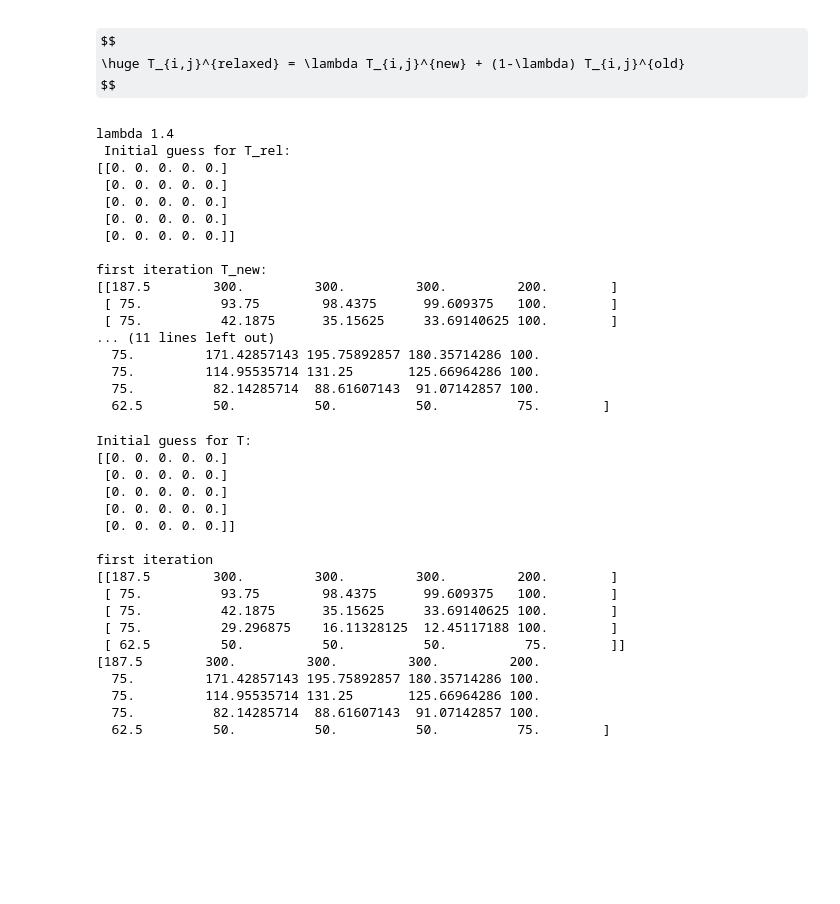
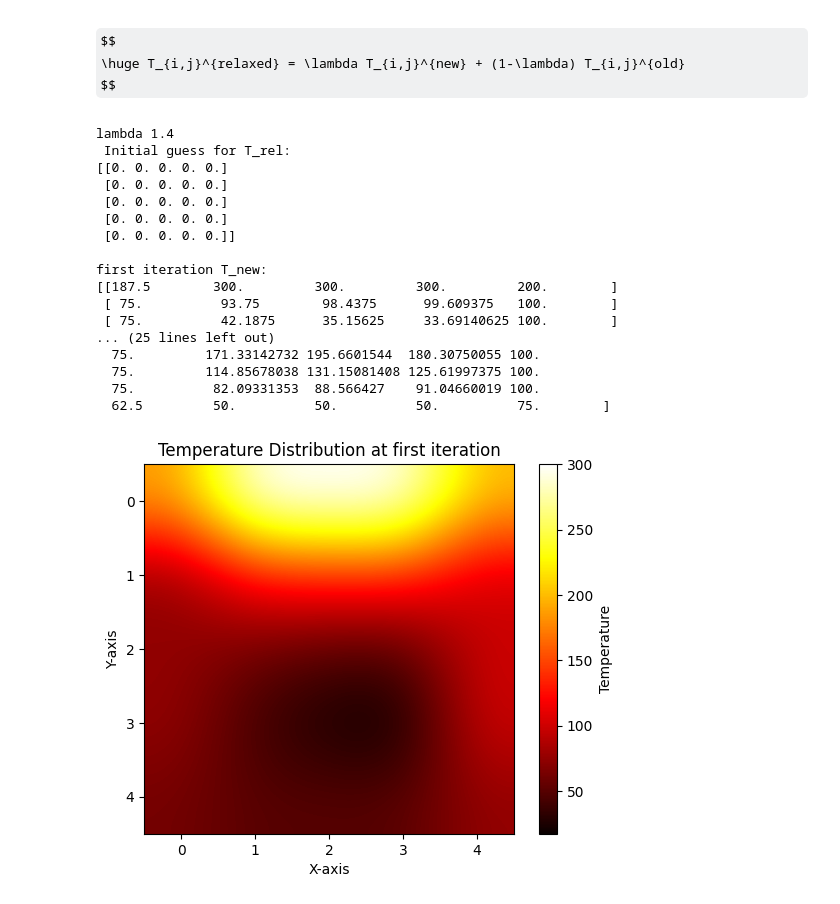
Before and after one commit to drmksong/numana_nb_2025, a Jupyter notebook: lect_10_pde.ipynb, the cells around one changed output. Cells and saved outputs as stored; diff of their text form; code cells hidden in the pictures; some formulas as TeX source; blank space fills up the shorter version.

```diff
--- a/lect_10_pde.ipynb
+++ b/lect_10_pde.ipynb
@@ -286,7 +286,7 @@ $$
      \huge T_{i,j}^{relaxed} = \lambda T_{i,j}^{new} + (1-\lambda) T_{i,j}^{old}
 $$
 # %%
-def liebmann(K, F, lamda, tol=1e-10, max_iterations=1000):
+def liebmann(K, F, lamda, tol=1e-10, max_iterations=10):
     """
     Liebmann solver for linear systems.
 
@@ -300,6 +300,8 @@ def liebmann(K, F, lamda, tol=1e-10, max_iterations=1000):
         numpy.ndarray: Solution vector.
     """
     # T = np.zeros_like(F)
+    T_1st = np.zeros_like(F)
+    T_2nd = np.zeros_like(F)
     T_rel = np.zeros_like(F)
     T_new = np.zeros_like(F)
     T_old = np.zeros_like(F)
@@ -320,9 +322,13 @@ def liebmann(K, F, lamda, tol=1e-10, max_iterations=1000):
 
         if iteration == 0:
             print(f"first iteration T_rel: \n{T_rel.reshape([5,5])}\n")
+            T_1st = np.copy(T_rel)
 
         if iteration == 1:
             print(f"second iteration T_rel: \n{T_rel.reshape([5,5])}\n")
+            err = np.abs((T_rel-T_old)/T_rel*100)
+            print(f"Error in percentage:\n {err.reshape([5,5])}\n")
+            T_2nd = np.copy(T_rel)
 
         if np.linalg.norm(np.dot(K, T_rel) - F, ord=np.inf) < tol:
             break
@@ -331,11 +337,11 @@ def liebmann(K, F, lamda, tol=1e-10, max_iterations=1000):
         T_new = np.copy(T_rel)
 
 
-    return T_rel
+    return T_rel, T_1st, T_2nd
 
 # Example usage:
-T_naive = liebmann(K, F, lamda=1.4)
-print(T_naive)
+T_lbmn,T_lbmn_1, T_lbmn_2 = liebmann(K, F, lamda=1.4)
+print(T_lbmn)
 # %% [output]
 lambda 1.4
  Initial guess for T_rel:
@@ -349,30 +355,18 @@ first iteration T_new:
 [[187.5        300.         300.         300.         200.        ]
  [ 75.          93.75        98.4375      99.609375   100.        ]
  [ 75.          42.1875      35.15625     33.69140625 100.        ]
-... (11 lines left out)
-  75.         171.42857143 195.75892857 180.35714286 100.
-  75.         114.95535714 131.25       125.66964286 100.
-  75.          82.14285714  88.61607143  91.07142857 100.
+... (25 lines left out)
+  75.         171.33142732 195.6601544  180.30750055 100.
+  75.         114.85678038 131.15081408 125.61997375 100.
+  75.          82.09331353  88.566427    91.04660019 100.
   62.5         50.          50.          50.          75.        ]
-# %%
-T_naive = gauss_seidel_2(K, F)
-print(T_naive)
-# %% [output]
-Initial guess for T:
-[[0. 0. 0. 0. 0.]
- [0. 0. 0. 0. 0.]
- [0. 0. 0. 0. 0.]
- [0. 0. 0. 0. 0.]
- [0. 0. 0. 0. 0.]]
-
-first iteration
-[[187.5        300.         300.         300.         200.        ]
- [ 75.          93.75        98.4375      99.609375   100.        ]
- [ 75.          42.1875      35.15625     33.69140625 100.        ]
- [ 75.          29.296875    16.11328125  12.45117188 100.        ]
- [ 62.5         50.          50.          50.          75.        ]]
-[187.5        300.         300.         300.         200.
-  75.         171.42857143 195.75892857 180.35714286 100.
-  75.         114.95535714 131.25       125.66964286 100.
-  75.          82.14285714  88.61607143  91.07142857 100.
-  62.5         50.          50.          50.          75.        ]
+# %%
+T_grid_lbmn_1 = T_lbmn_1.reshape((ni, nj))
+plt.imshow(T_grid_lbmn_1, cmap='hot', interpolation='bicubic')
+plt.colorbar(label='Temperature')
+plt.title('Temperature Distribution at first iteration')
+plt.xlabel('X-axis')
+plt.ylabel('Y-axis')
+plt.show()
+# %% [output]
+[figure, added]
```
Also changed, not shown: parts of 9 cells of this notebook.
